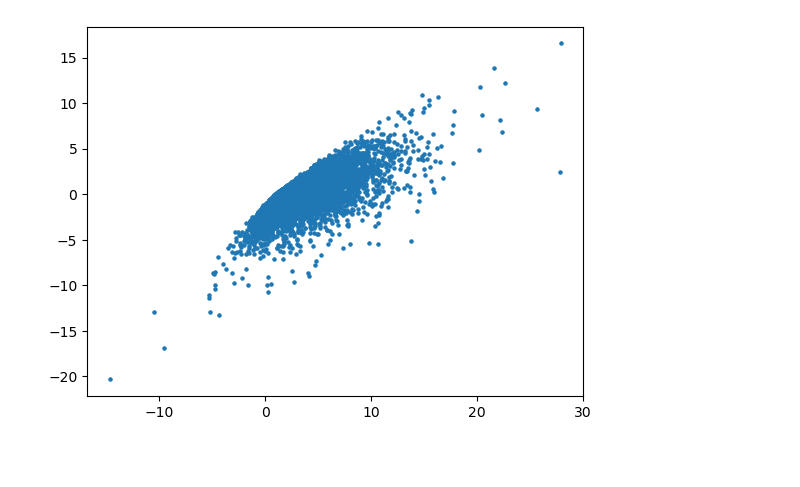
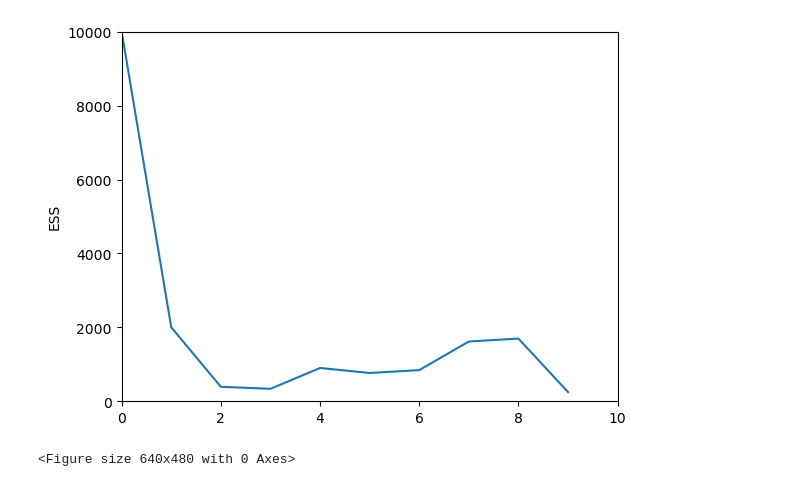
Before and after one commit to hengyuf/VSMCG, a Jupyter notebook: test.ipynb, the cells around one changed output. Drawn from its saved outputs; the diff is of its cells as text; code cells hidden in the pictures; blank space fills up the shorter version.

```diff
--- a/test.ipynb
+++ b/test.ipynb
@@ -48,3 +48,4 @@ params = (1, 1., 5., 0, 1., 0.1, 0., 0.5)
 # %%
+T = 10
 DG = Data_generator(*params)
-data = DG.gen_data_full(10000, 2)
+data = DG.gen_data_full(10000, T)
@@ -69,29 +65,53 @@ def updaterr(r_t, eps_t, r_t1, eps_t1, alpha_r, beta_r, d, alpha_u, beta_u, gamm
 
 class TEST_SAMPLER:
     """test sampler"""
-    samples = []
+    ESS_list = []
+    sample_num = 1
     def __init__(self, T, params):
         self.alpha_r, self.beta_r, self.d, self.alpha_u, self.beta_u,self.gamma, self.theta, self._lambda = params
         self.params = params
         self.T = T
 
-    def sample(self, sample_num:int, r):
+    def sample(self, sample_num:int, r, resample_thre=0.2):
+        self.sample_num = sample_num
         samples = np.zeros((self.T, sample_num))
         weights = np.ones(sample_num)
+        self.ESS_list = [sample_num]
         for i in range(1, self.T):
             for j in range(sample_num):
-                samples[i][j] = self.policy(r[i][j], r[i-1][j], samples[i-1][j])
-                weights[j] *= updaterr(r[i][j], samples[i][j], r[i-1][j], samples[i-1][j], *self.params)/self.policy_density(r[i][j], samples[i][j], r[i-1][j], samples[i-1][j])
-        weights *= sample_num/np.sum(weights)
+                samples[i][j] = self.policy(r[i][0], r[i-1][0], samples[i-1][j])
+                weights[j] *= updaterr(r[i][0], samples[i][j], r[i-1][0], samples[i-1][j], *self.params)/self.policy_density(r[i][0], samples[i][j], r[i-1][0], samples[i-1][j])
+            weights *= sample_num/np.sum(weights)
+            ESS = sample_num**2/np.sum(np.power(weights, 2))
+            self.ESS_list.append(ESS)
+            if ESS < resample_thre*sample_num:
+                samples[i] = self.resample(samples[i], weights)
+                weights = np.ones(sample_num)
         return samples, weights
+
+    def resample(self, samples, weights):
+        index = np.random.choice(list(range(len(weights))), p=weights/len(weights), size=(len(weights)))
+        return samples[index]
+
+    def plot_ESS(self, y_high=0, title=""):
+        if y_high == 0:
+            y_high = self.sample_num
+        plt.plot(range(self.T), self.ESS_list)
+        plt.ylim(0, y_high)
+        plt.xlim(0, self.T)
+        plt.ylabel("ESS")
+        if title != "":
+            plt.title(title)
+        plt.show()
+        plt.clf()
 
     def policy(self, rt, rt1, et1):
         """sampling policy"""
-        return rt - self.alpha_r - expon.rvs(scale=0.8)
+        return rt - self.alpha_r - expon.rvs(scale=1)
 
     def policy_density(self, rt, et, rt1, et1):
         """pdf of policy"""
-        return  expon.pdf(rt - self.alpha_r - et, scale=0.8)
+        return  expon.pdf(rt - self.alpha_r - et, scale=1)
 # %%
-sampler = TEST_SAMPLER(2, params)
+sampler = TEST_SAMPLER(T, params)
 samples, weights = sampler.sample(10000, data[0])
@@ -108,5 +118,5 @@ plt.show()
-# %%
-plt.scatter(data[0][1], data[2][1], s=5)
-plt.show()
-# %% [output]
-[figure, removed]
+# %%
+sampler.plot_ESS()
+# %% [output]
+[figure, added]
+<Figure size 640x480 with 0 Axes>
```
Also changed, not shown: parts of 10 cells of this notebook.
